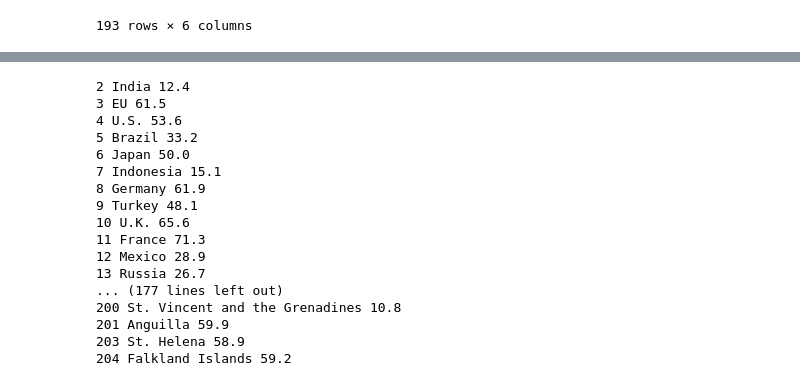
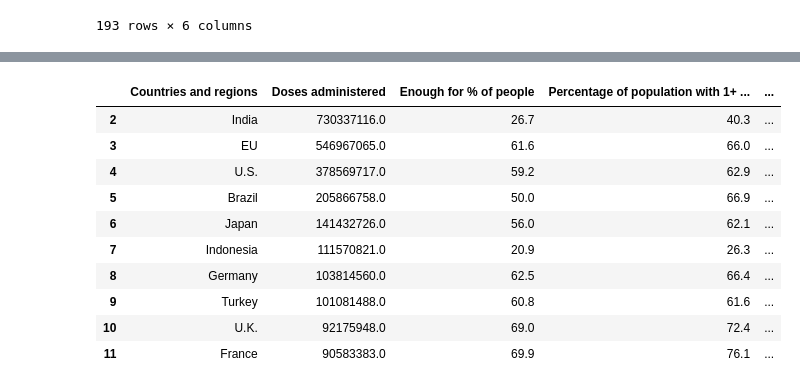
Before and after one commit to rajn5181/global_vaccination_project, a Jupyter notebook: vaccination_report.ipynb, the cells around one changed output, grey strips where cells are left out. Saved outputs shown, nothing was run; the diff lists cells and outputs as text; code cells hidden in the pictures.

```diff
--- a/vaccination_report.ipynb
+++ b/vaccination_report.ipynb
@@ -105,24 +105,17 @@ fig = px.bar(dta, x='Countries and regions', y='Percentage of population fully v
 fig.show()
 # %% [output]
 [interactive output not drawn]
-# %%
-for i,row in df.iterrows():
-  print(i,row[0],row[4])
-# %% [output]
-2 India 12.4
-3 EU 61.5
-4 U.S. 53.6
-5 Brazil 33.2
-6 Japan 50.0
-7 Indonesia 15.1
-8 Germany 61.9
-9 Turkey 48.1
-10 U.K. 65.6
-11 France 71.3
-12 Mexico 28.9
-13 Russia 26.7
-... (177 lines left out)
-200 St. Vincent and the Grenadines 10.8
-201 Anguilla 59.9
-203 St. Helena 58.9
-204 Falkland Islands 59.2
+# %%
+df.head(10)
+# %% [output]
+|  | Countries and regions | Doses administered | Enough for % of people | Percentage of population with 1+ ... | ... |
+| 2 | India | 730337116.0 | 26.7 | 40.3 | ... |
+| 3 | EU | 546967065.0 | 61.6 | 66.0 | ... |
+| 4 | U.S. | 378569717.0 | 59.2 | 62.9 | ... |
+| 5 | Brazil | 205866758.0 | 50.0 | 66.9 | ... |
+| 6 | Japan | 141432726.0 | 56.0 | 62.1 | ... |
+| 7 | Indonesia | 111570821.0 | 20.9 | 26.3 | ... |
+| 8 | Germany | 103814560.0 | 62.5 | 66.4 | ... |
+| 9 | Turkey | 101081488.0 | 60.8 | 61.6 | ... |
+| 10 | U.K. | 92175948.0 | 69.0 | 72.4 | ... |
+| 11 | France | 90583383.0 | 69.9 | 76.1 | ... |
```
Also changed, not shown: parts of 3 cells of this notebook.
